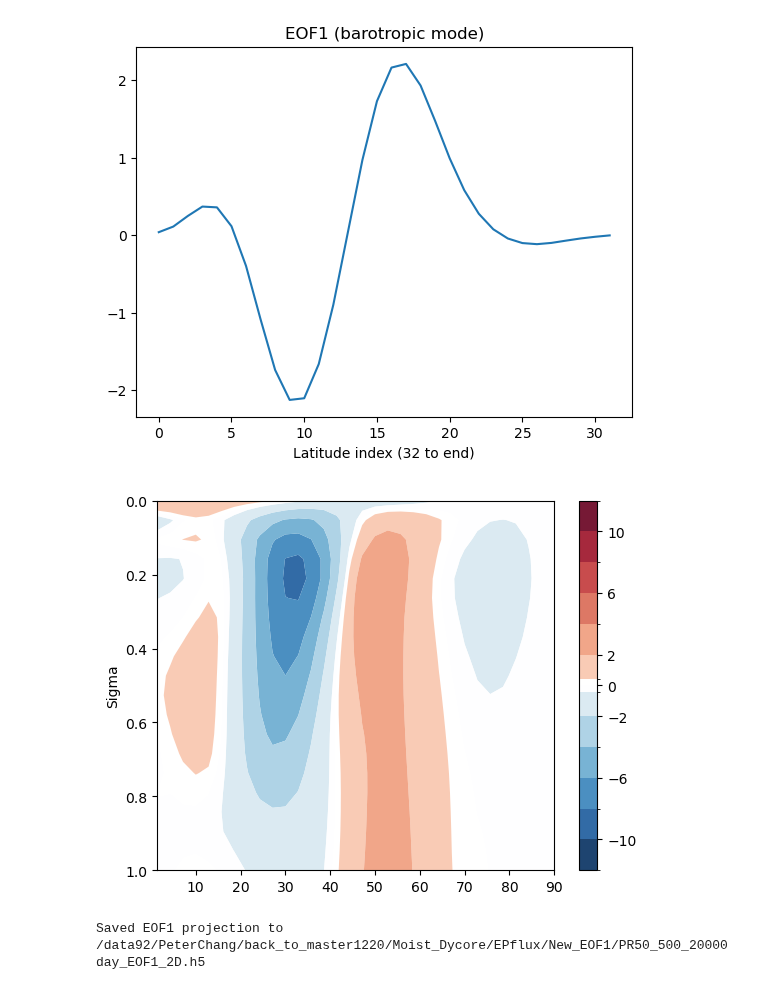
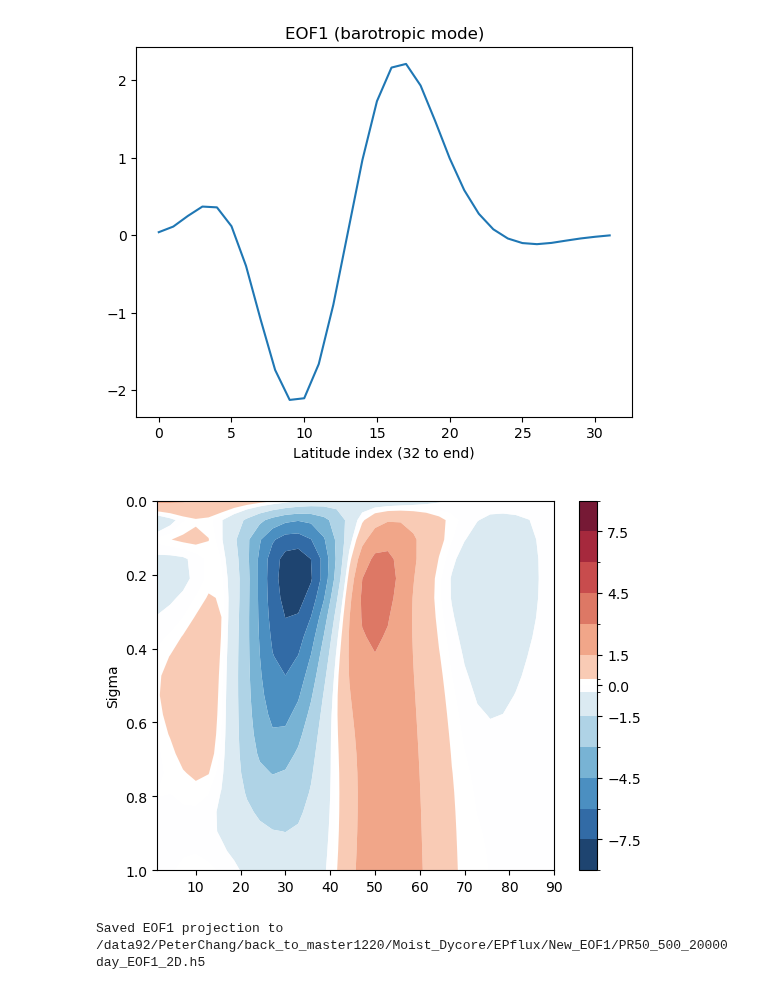
Before and after one commit to PeterChang1023/Moist_Dycore, a Jupyter notebook: EPflux/EP_Flux_all_new.ipynb, the cells around one changed output. Drawn from its saved outputs; the diff is of its cells as text; code cells hidden in the pictures.

```diff
--- a/EPflux/EP_Flux_all_new.ipynb
+++ b/EPflux/EP_Flux_all_new.ipynb
@@ -83,10 +199,10 @@ EOF1_dot_reshape = EOF1_dot.reshape((u.shape[1], u.shape[2] - 32))  # shape: (20
 # %%
 y = np.linspace(-90,90,64)
 
 fig, ax = plt.subplots(1)
-_,custom_levels_bar,cs=plot_contourf_near0_fixcolorbar_fig2_3(y[32:], np.linspace(0,1,20), EOF1_dot_reshape, ax, cbar_lim = [-12, 12],my_cmap = 'RdBu_r')
+_,custom_levels_bar,cs=plot_contourf_near0_fixcolorbar_fig2_3(y[32:], np.linspace(0,1,20), EOF1_dot_reshape, ax, cbar_lim = [-9, 9],my_cmap = 'RdBu_r')
 # %% [output]
-[figure, old version]
+[figure, new version]
 # %%
 # --- Save to HDF5 ---
 save_path = f"/data92/PeterChang/back_to_master1220/Moist_Dycore/EPflux/New_EOF1/PR{PR}_500_20000day_EOF1_2D.h5"
```
Also changed, not shown: parts of 2 cells of this notebook.
